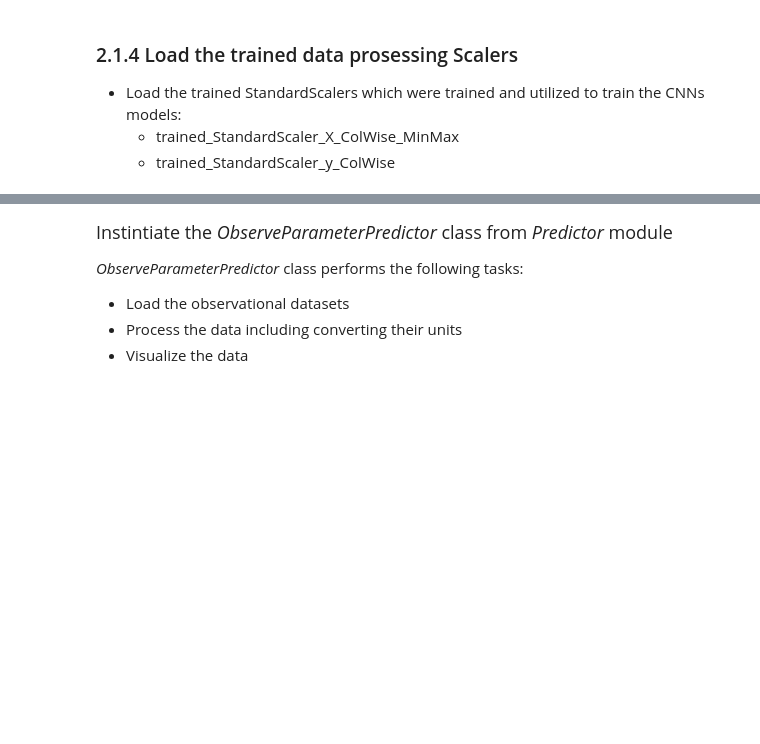
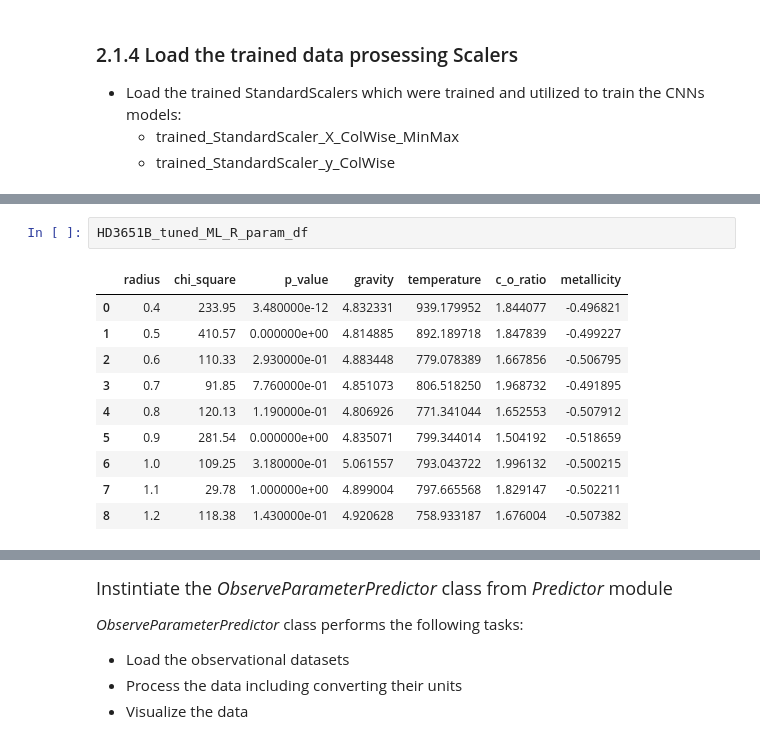
Before and after one commit to EhsanGharibNezhad/TelescopeML, a Jupyter notebook: tutorials/2__Predict_BrownDwarf_Parameters.ipynb, the cells around one changed output, grey strips where cells are left out. Drawn from its saved outputs; the diff is of its cells as text; blank space fills up the shorter version.

```diff
--- a/tutorials/2__Predict_BrownDwarf_Parameters.ipynb
+++ b/tutorials/2__Predict_BrownDwarf_Parameters.ipynb
@@ -136,0 +328,13 @@ In the following, we will deploy the trained CNN models to predict atmospheric p
+# %%
+HD3651B_tuned_ML_R_param_df
+# %% [output]
+|  | radius | chi_square | p_value | gravity | temperature | c_o_ratio | metallicity |
+| 0 | 0.4 | 233.95 | 3.480000e-12 | 4.832331 | 939.179952 | 1.844077 | -0.496821 |
+| 1 | 0.5 | 410.57 | 0.000000e+00 | 4.814885 | 892.189718 | 1.847839 | -0.499227 |
+| 2 | 0.6 | 110.33 | 2.930000e-01 | 4.883448 | 779.078389 | 1.667856 | -0.506795 |
+| 3 | 0.7 | 91.85 | 7.760000e-01 | 4.851073 | 806.518250 | 1.968732 | -0.491895 |
+| 4 | 0.8 | 120.13 | 1.190000e-01 | 4.806926 | 771.341044 | 1.652553 | -0.507912 |
+| 5 | 0.9 | 281.54 | 0.000000e+00 | 4.835071 | 799.344014 | 1.504192 | -0.518659 |
+| 6 | 1.0 | 109.25 | 3.180000e-01 | 5.061557 | 793.043722 | 1.996132 | -0.500215 |
+| 7 | 1.1 | 29.78 | 1.000000e+00 | 4.899004 | 797.665568 | 1.829147 | -0.502211 |
+| 8 | 1.2 | 118.38 | 1.430000e-01 | 4.920628 | 758.933187 | 1.676004 | -0.507382 |
```
Also changed, not shown: parts of 90 cells of this notebook, 13 other files.
